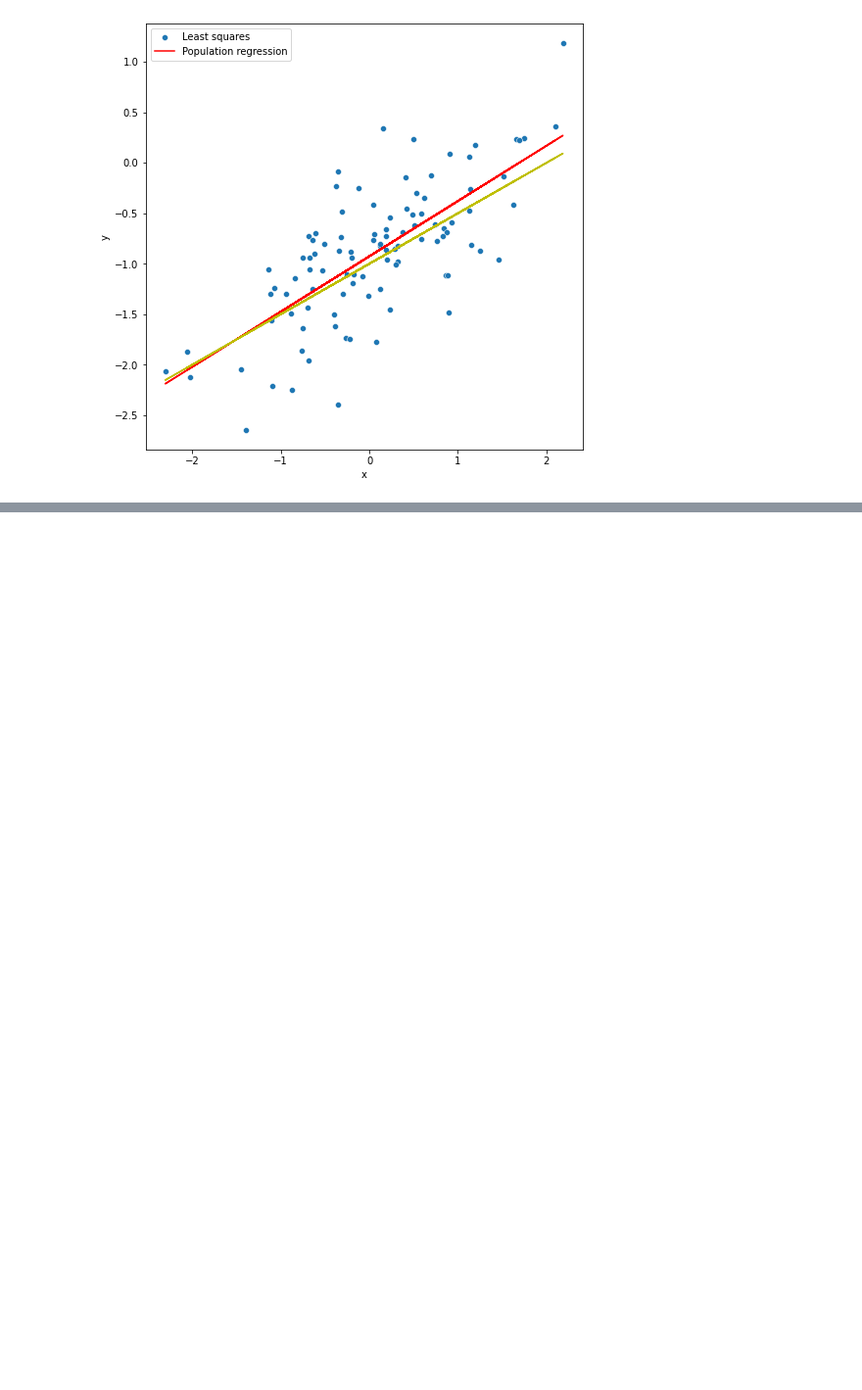
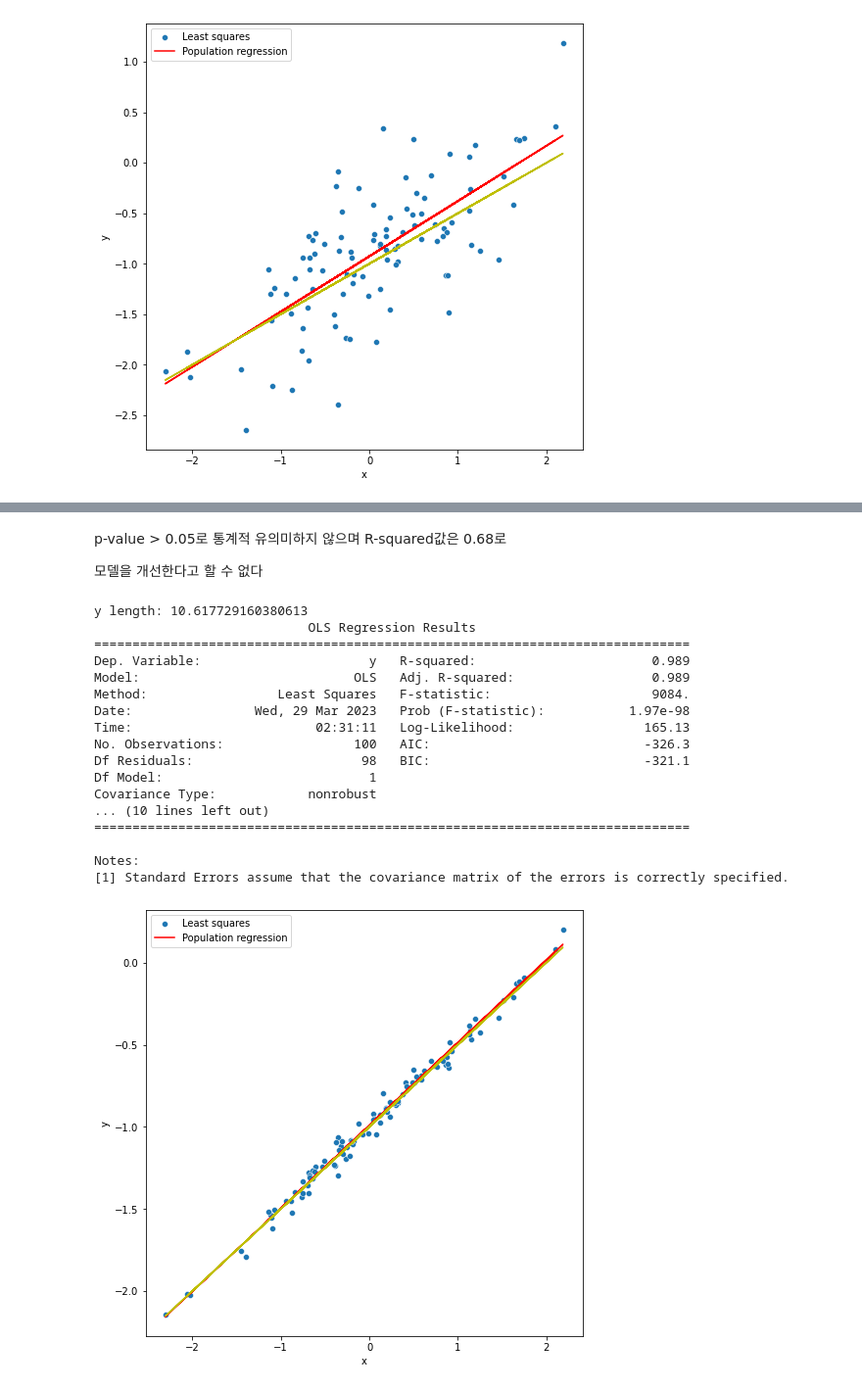
Before and after one commit to bysxx/data_mining, a Jupyter notebook: linear_regression_0329.ipynb, the cells around one changed output, grey strips where cells are left out. Shown at 98% size. Drawn from its saved outputs; the diff is of its cells as text; code cells hidden in the pictures; blank space fills up the shorter version.

```diff
--- a/linear_regression_0329.ipynb
+++ b/linear_regression_0329.ipynb
@@ -275,0 +314,56 @@ ax.legend(['Least squares', 'Population regression']);
+# %% [markdown]
+p-value > 0.05로 통계적 유의미하지 않으며
+R-squared값은 0.68로
+
+모델을 개선한다고 할 수 없다
+# %%
+# h
+np.random.seed(1)
+
+# generate x
+mu, sigma = 0, 1
+x = np.random.normal(mu, sigma, 100)
+
+# generate epsilon
+mu, sigma = 0, 0.05
+eps = np.random.normal(mu, sigma, 100)
+
+# generate y
+y = -1 + 0.5*x + eps
+print('y length: ' + str(np.linalg.norm(y)))
+
+# Fit model
+model = smf.ols(formula='y ~ x', data=pd.DataFrame({'x':x, 'y':y})).fit()
+print(model.summary())
+
+# Make predictions
+y_pred = model.predict()
+y_act  = -1+(0.5*x)
+
+# Plot results
+plt.figure(figsize=(8,8))
+ax = sns.scatterplot(x=x, y=y)
+plt.xlabel('x')
+plt.ylabel('y')
+ax.plot(x, model.predict(), color='r')
+ax.plot(x, -1+(0.5*x), color='y')
+ax.legend(['Least squares', 'Population regression']);
+# %% [output]
+y length: 10.617729160380613
+                            OLS Regression Results
+==============================================================================
+Dep. Variable:                      y   R-squared:                       0.989
+Model:                            OLS   Adj. R-squared:                  0.989
+Method:                 Least Squares   F-statistic:                     9084.
+Date:                Wed, 29 Mar 2023   Prob (F-statistic):           1.97e-98
+Time:                        02:31:11   Log-Likelihood:                 165.13
+No. Observations:                 100   AIC:                            -326.3
+Df Residuals:                      98   BIC:                            -321.1
+Df Model:                           1
+Covariance Type:            nonrobust
+... (10 lines left out)
+==============================================================================
+
+Notes:
+[1] Standard Errors assume that the covariance matrix of the errors is correctly specified.
+[figure, added]
```
Also changed, not shown: parts of 5 cells of this notebook.
